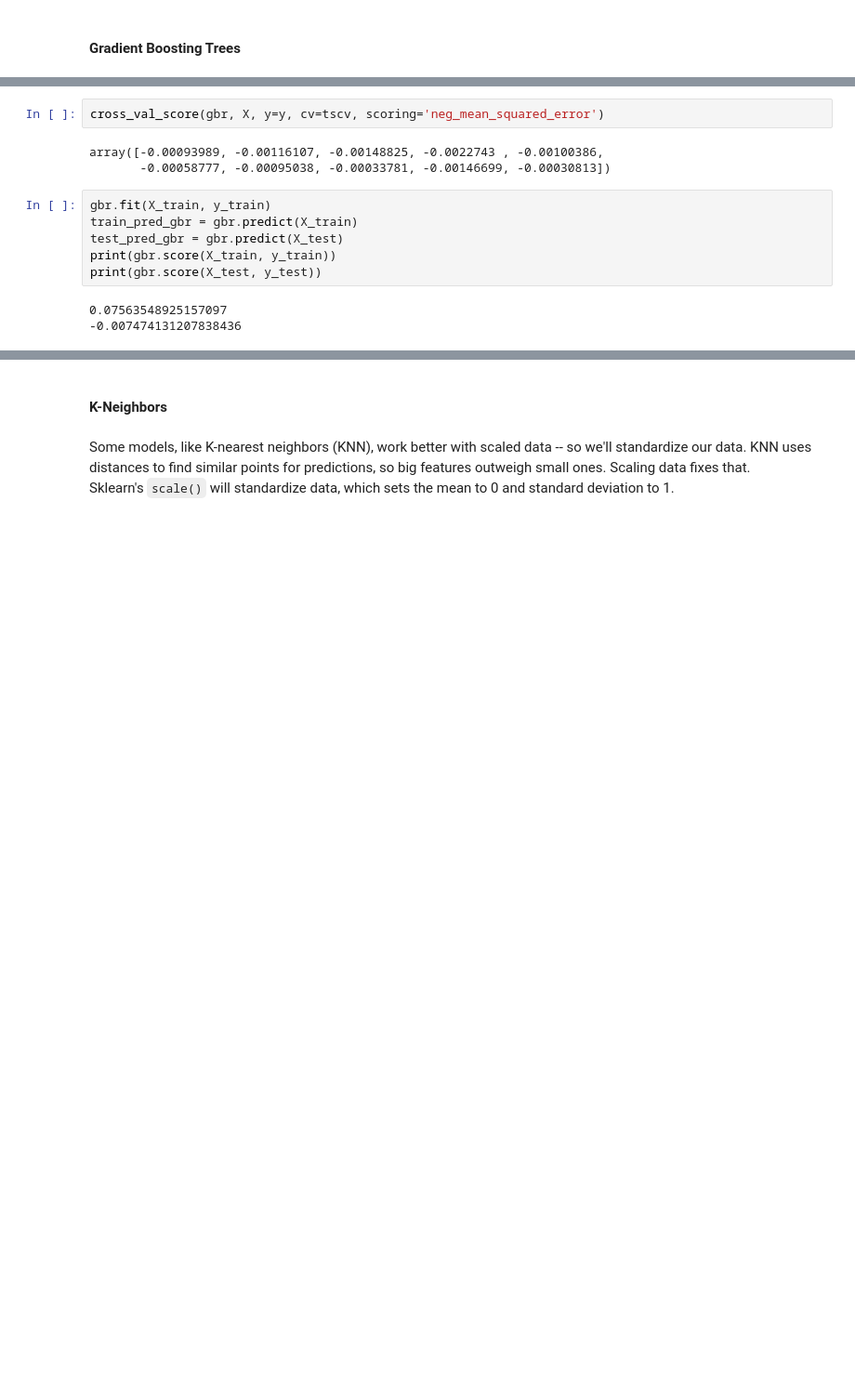
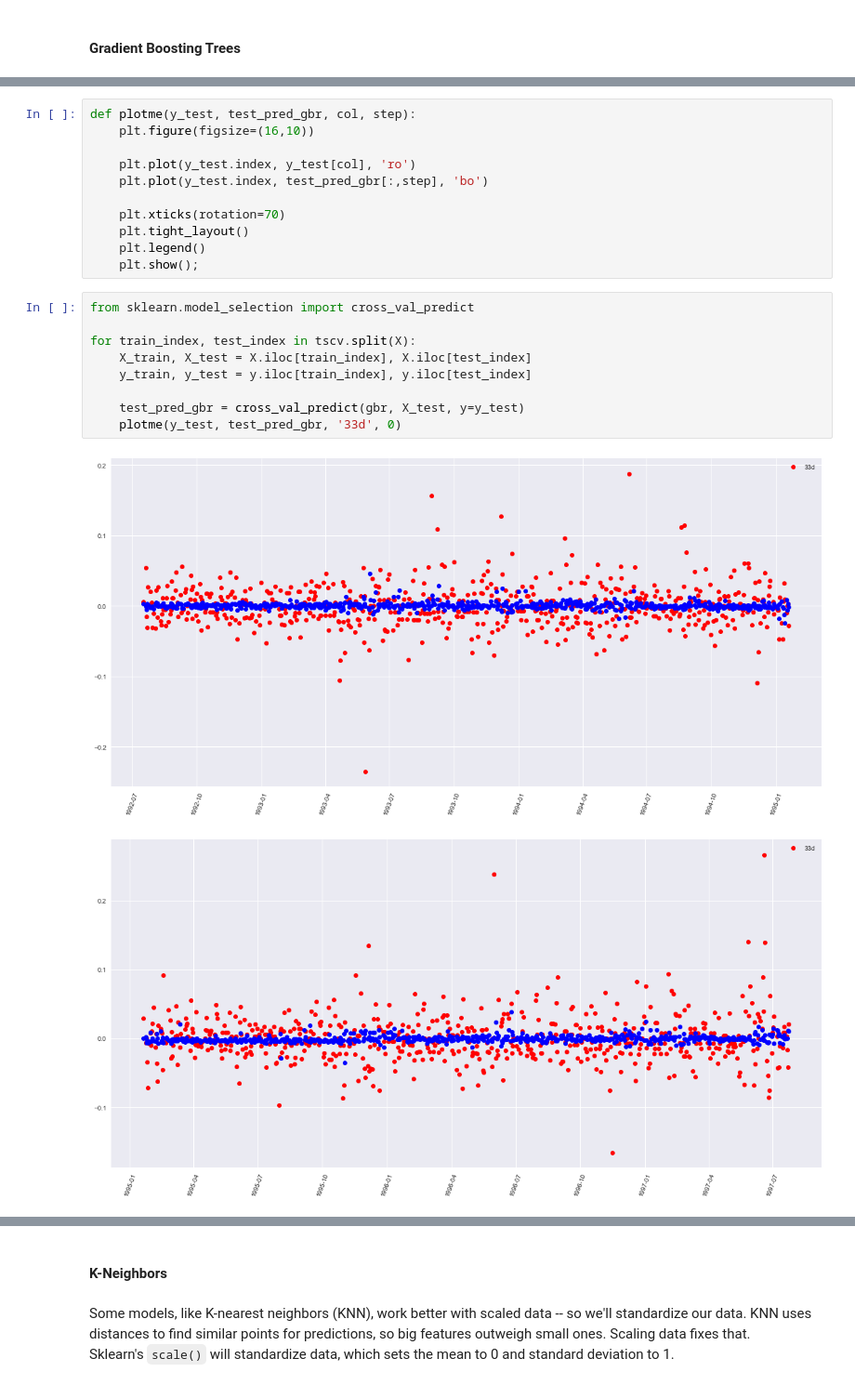
Before and after one commit to isabelpuche/ml_for_algo_trading, a Jupyter notebook: notebooks/ml_pipeline.ipynb, the cells around one changed output, grey strips where cells are left out. Shown: that part at 93% size. Drawn from its saved outputs; the diff is of its cells as text; blank space fills up the shorter version.

```diff
--- a/notebooks/ml_pipeline.ipynb
+++ b/notebooks/ml_pipeline.ipynb
@@ -386,17 +515,26 @@ cross_validate(gbr, X, y=y, cv=tscv, scoring='neg_mean_squared_error')
         -0.00058777, -0.00095038, -0.00033781, -0.00146699, -0.00030813]),
  'train_score': array([-0.00066468, -0.0007575 , -0.00085825, -0.00100481, -0.00120102,
         -0.00114661, -0.00106929, -0.0010576 , -0.00097912, -0.00101937])}
-# %%
-cross_val_score(gbr, X, y=y, cv=tscv, scoring='neg_mean_squared_error')
-# %% [output]
-array([-0.00093989, -0.00116107, -0.00148825, -0.0022743 , -0.00100386,
-       -0.00058777, -0.00095038, -0.00033781, -0.00146699, -0.00030813])
-# %%
-gbr.fit(X_train, y_train)
-train_pred_gbr = gbr.predict(X_train)
-test_pred_gbr = gbr.predict(X_test)
-print(gbr.score(X_train, y_train))
-print(gbr.score(X_test, y_test))
-# %% [output]
-0.07563548925157097
--0.007474131207838436
+# %%
+def plotme(y_test, test_pred_gbr, col, step):
+    plt.figure(figsize=(16,10))
+
+    plt.plot(y_test.index, y_test[col], 'ro')
+    plt.plot(y_test.index, test_pred_gbr[:,step], 'bo')
+
+    plt.xticks(rotation=70)
+    plt.tight_layout()
+    plt.legend()
+    plt.show();
+# %%
+from sklearn.model_selection import cross_val_predict
+
+for train_index, test_index in tscv.split(X):
+    X_train, X_test = X.iloc[train_index], X.iloc[test_index]
+    y_train, y_test = y.iloc[train_index], y.iloc[test_index]
+
+    test_pred_gbr = cross_val_predict(gbr, X_test, y=y_test)
+    plotme(y_test, test_pred_gbr, '33d', 0)
+# %% [output]
+[figure, added]
+[figure, added]
```
Also changed, not shown: parts of 39 cells of this notebook.
